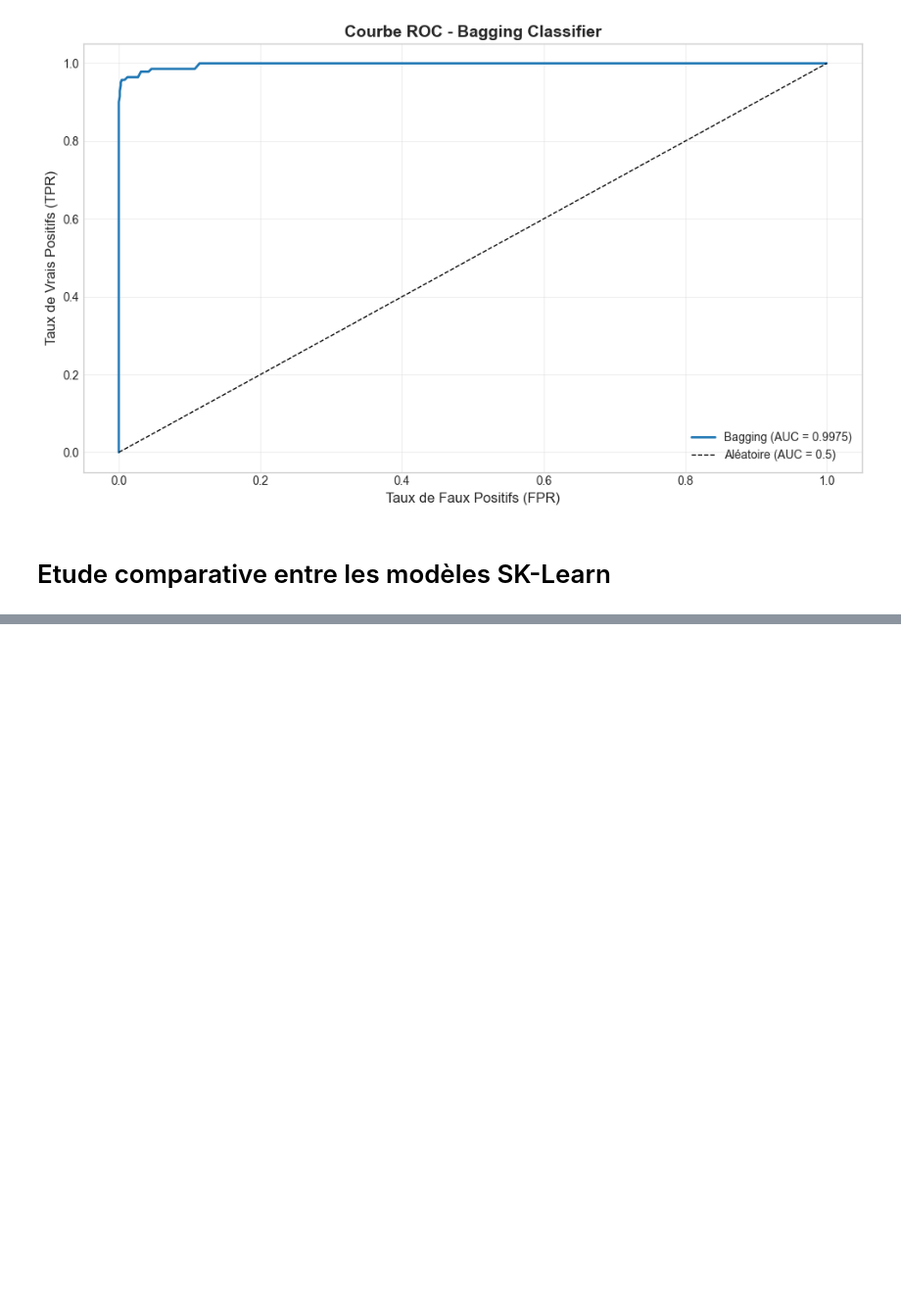
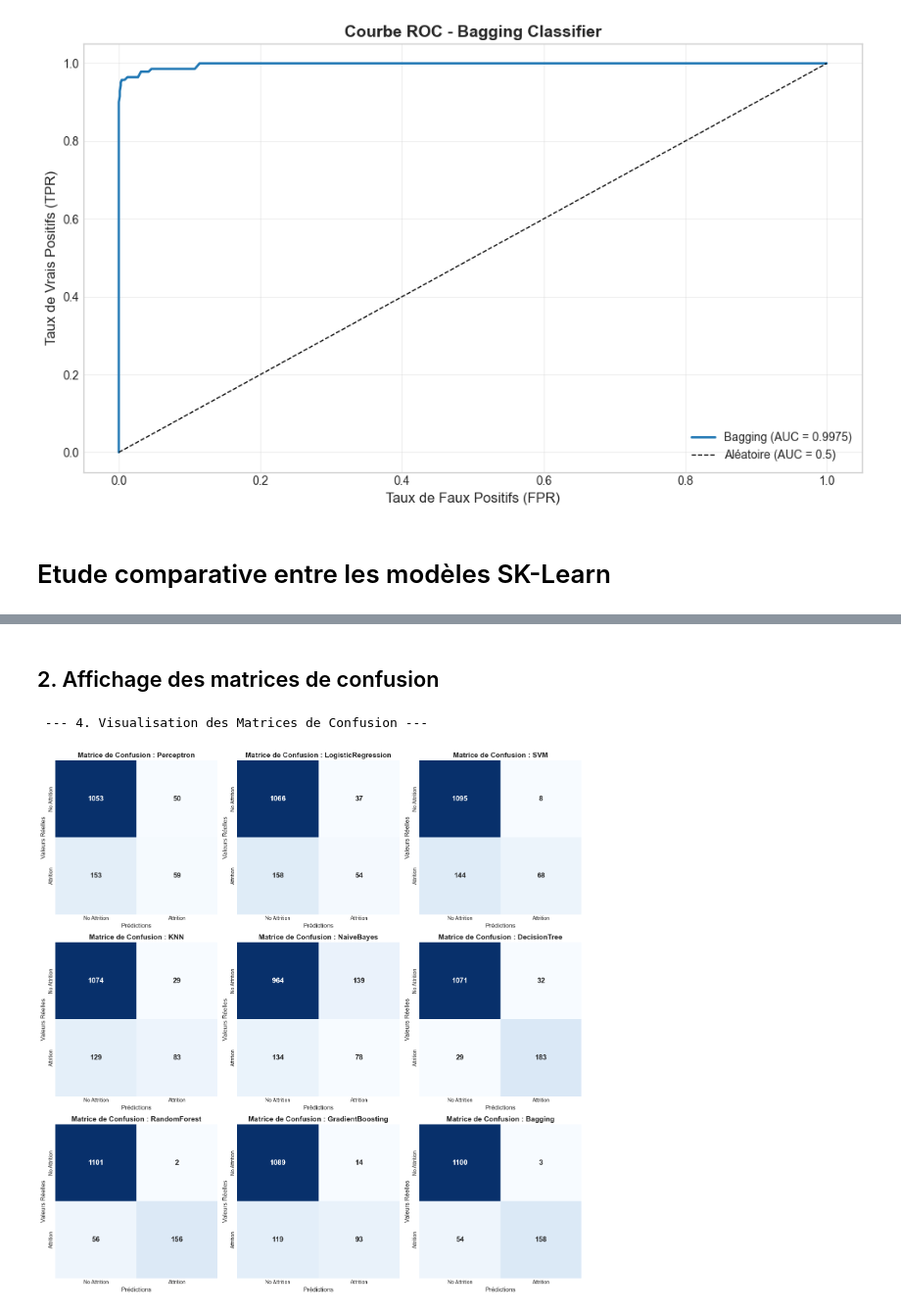
Before and after one commit to unitealfa/algo-de-pr-diction, a Jupyter notebook: HumanForYou_attrition_analysis.ipynb, the cells around one changed output, grey strips where cells are left out. Shown at 98% size. Drawn from its saved outputs; the diff is of its cells as text; code cells hidden in the pictures; blank space fills up the shorter version.

Commit message:
ajoute et les explication de nouvelle algo

```diff
--- a/HumanForYou_attrition_analysis.ipynb
+++ b/HumanForYou_attrition_analysis.ipynb
@@ -1814,0 +2090,18 @@ AUC-ROC Score: 0.9975
+# %%
+from sklearn.model_selection import train_test_split
+
+print(" --- 1. Préparation des données pour l'Étude Comparative ---")
+
+# Séparation des données en Train (70%) et Test (30%)
+# On ajoute stratify=y pour garder la même proportion de départs que dans le jeu total
+X_train, X_test, y_train, y_test = train_test_split(X, y, test_size=0.3, random_state=42, stratify=y)
+print(f"X_train shape: {X_train.shape} (70%)")
+print(f"X_test shape : {X_test.shape} (30%)")
+
+# IMPORTANT : On doit re-créer les versions "processed" pour les modèles
+# On "fit" sur le nouveau train set et on "transform" le nouveau test set
+X_train_processed = preprocessor.fit_transform(X_train)
+X_test_processed = preprocessor.transform(X_test)
+
+print(f"Données prétraitées shape: {X_train_processed.shape}")
+print("✓ Données prêtes pour les modèles !")
@@ -1814,0 +2245,39 @@ AUC-ROC Score: 0.9975
+# %% [markdown]
+## 2. Affichage des matrices de confusion
+# %%
+import seaborn as sns
+import matplotlib.pyplot as plt
+import math
+
+print(" --- 4. Visualisation des Matrices de Confusion ---")
+
+# Calcul de la taille de la grille (ex: 3x3 pour 9 modèles)
+n_models = len(models)
+n_cols = 3
+n_rows = math.ceil(n_models / n_cols)
+
+fig, axes = plt.subplots(n_rows, n_cols, figsize=(15, 5 * n_rows))
+axes = axes.flatten()  # Aplatir pour itérer facilement
+
+for i, (name, y_pred) in enumerate(predictions.items()):
+    cm = confusion_matrix(y_test, y_pred)
+
+    # Création de la Heatmap
+    sns.heatmap(cm, annot=True, fmt='d', cmap='Blues', ax=axes[i], cbar=False,
+                annot_kws={'size': 14, 'weight': 'bold'})
+
+    axes[i].set_title(f"Matrice de Confusion : {name}", fontsize=14, fontweight='bold')
+    axes[i].set_xlabel('Prédictions', fontsize=12)
+    axes[i].set_ylabel('Valeurs Réelles', fontsize=12)
+    axes[i].set_xticklabels(['No Attrition', 'Attrition'])
+    axes[i].set_yticklabels(['No Attrition', 'Attrition'])
+
+# Masquer les sous-graphiques vides s'il y en a
+for j in range(i + 1, len(axes)):
+    fig.delaxes(axes[j])
+
+plt.tight_layout()
+plt.show()
+# %% [output]
+ --- 4. Visualisation des Matrices de Confusion ---
+[figure, added]
```
Also changed, not shown: parts of 11 cells of this notebook.
